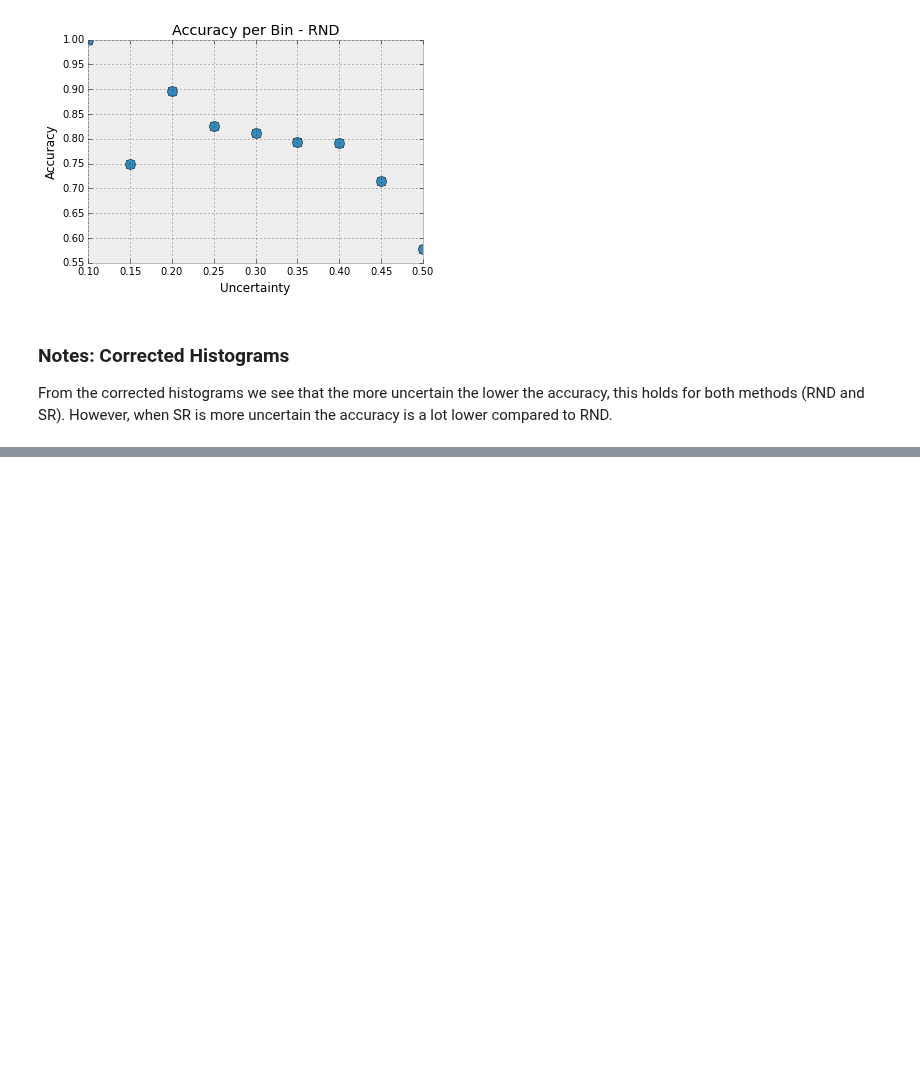
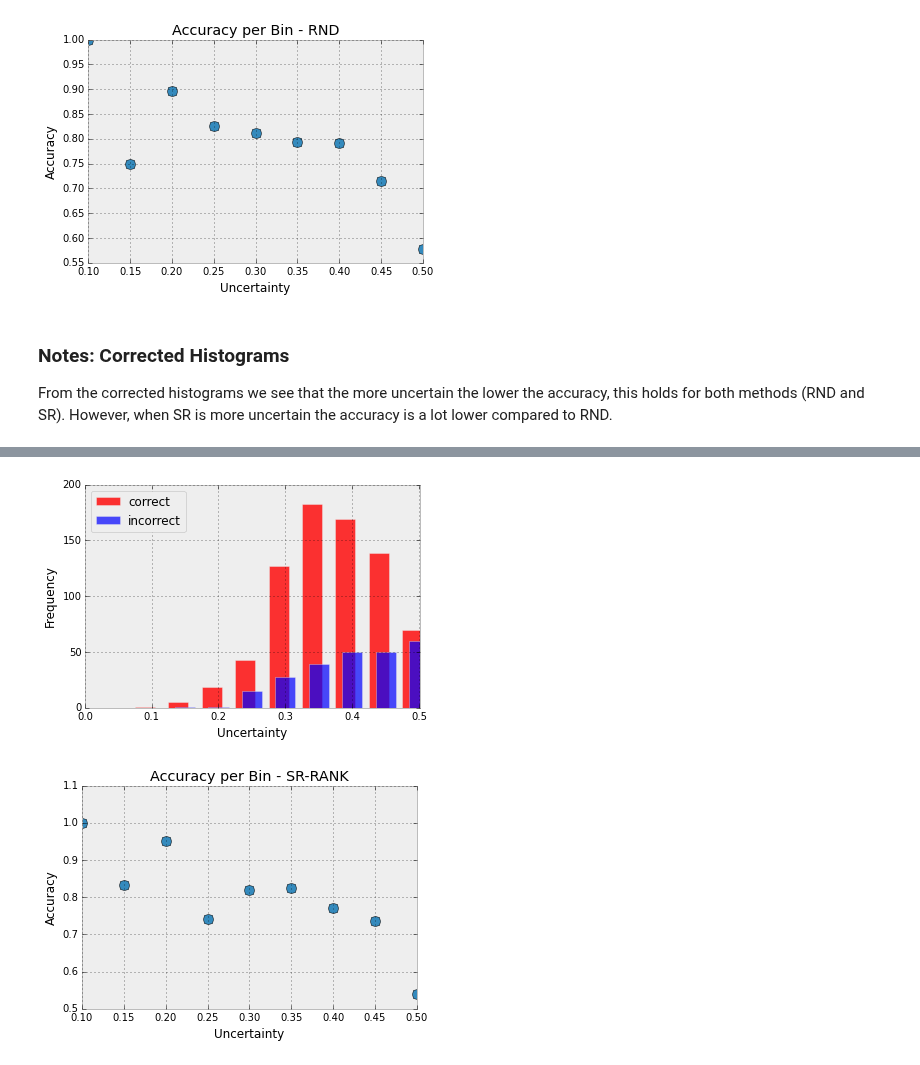
Before and after one commit to mramire8/notebooks, a Jupyter notebook: sr_analysis.ipynb, the cells around one changed output, grey strips where cells are left out. Cells and saved outputs as stored; diff of their text form; code cells hidden in the pictures; blank space fills up the shorter version.

```diff
--- a/sr_analysis.ipynb
+++ b/sr_analysis.ipynb
@@ -222,0 +240,6 @@ From the corrected histograms we see that the more uncertain the lower the accur
+# %%
+cor, incor, binc = histogram_uncertainty_correct(unc_stu_rnd[:1000], correct_st_rnd[:1000])
+accu_corr(cor,incor, "SR-RANK", binc)
+# %% [output]
+[figure, added]
+[figure, added]
```
Also changed, not shown: parts of 7 cells of this notebook, 3 other files.
